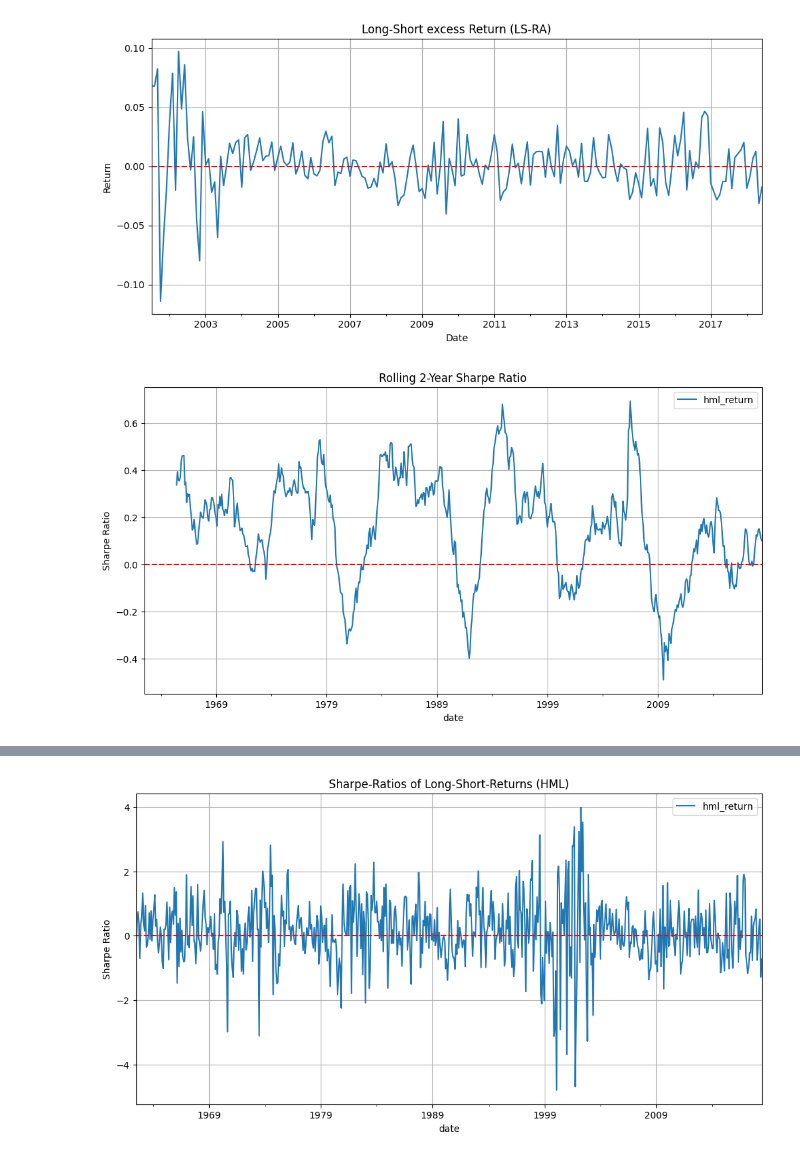
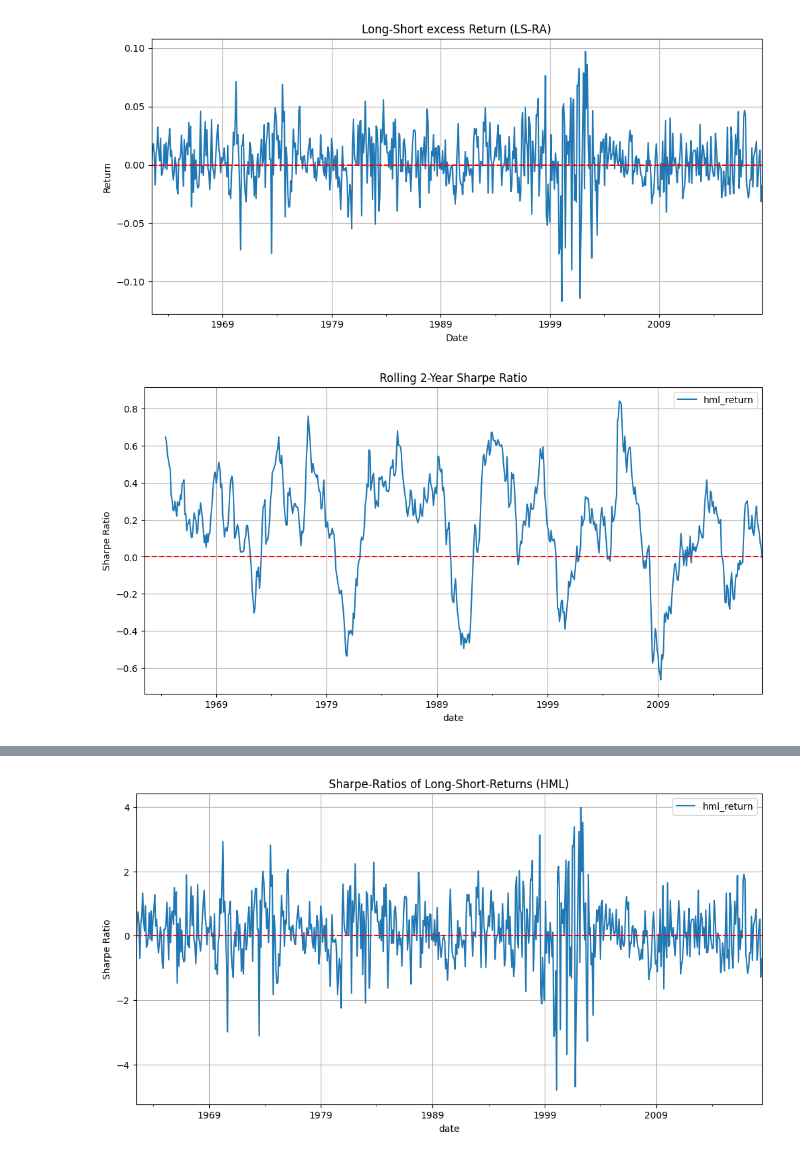
Before and after one commit to justusschenk/valueinvesting, a Jupyter notebook: Sharpe-ratio.ipynb, the cells around one changed output, grey strips where cells are left out. Cells and saved outputs as stored; diff of their text form; code cells hidden in the pictures.

Commit message:
graphics of kalman

```diff
--- a/Sharpe-ratio.ipynb
+++ b/Sharpe-ratio.ipynb
@@ -29,26 +30,22 @@ df.head()
 # %%
-ls_ret_excess = df['hml_return']
-ls_ret_excess
-
-
 # Plot the single time series
-ls_ret_excess.plot(figsize=(10, 5), legend=False)
+ls_ret.plot(figsize=(10, 5), legend=False)
 # Add title and axis labels
 plt.title('Long-Short excess Return (LS-RA)')
 plt.axhline(0, color='red', linestyle='--')
 plt.xlabel('Date')
 plt.ylabel('Return')
 plt.grid(True)
 plt.tight_layout()
 
 plt.show()
 # %% [output]
-[figure, old version]
+[figure, new version]
 # %%
 #Rolling average Sharpe-Ratios
 
-rolling_mean = ls_ret.rolling(window=36).mean()
-rolling_std = ls_ret.rolling(window=36).std()
+rolling_mean = ls_ret.rolling(window=24).mean()
+rolling_std = ls_ret.rolling(window=24).std()
 rolling_sharpe = rolling_mean / rolling_std
 
 rolling_sharpe.plot(figsize=(12, 6), title='Rolling 2-Year Sharpe Ratio')
@@ -57,4 +54,4 @@ plt.ylabel('Sharpe Ratio')
 plt.grid(True)
 plt.show()
 # %% [output]
-[figure, old version]
+[figure, new version]
```
Also changed, not shown: parts of 2 cells of this notebook, 13 other files.
